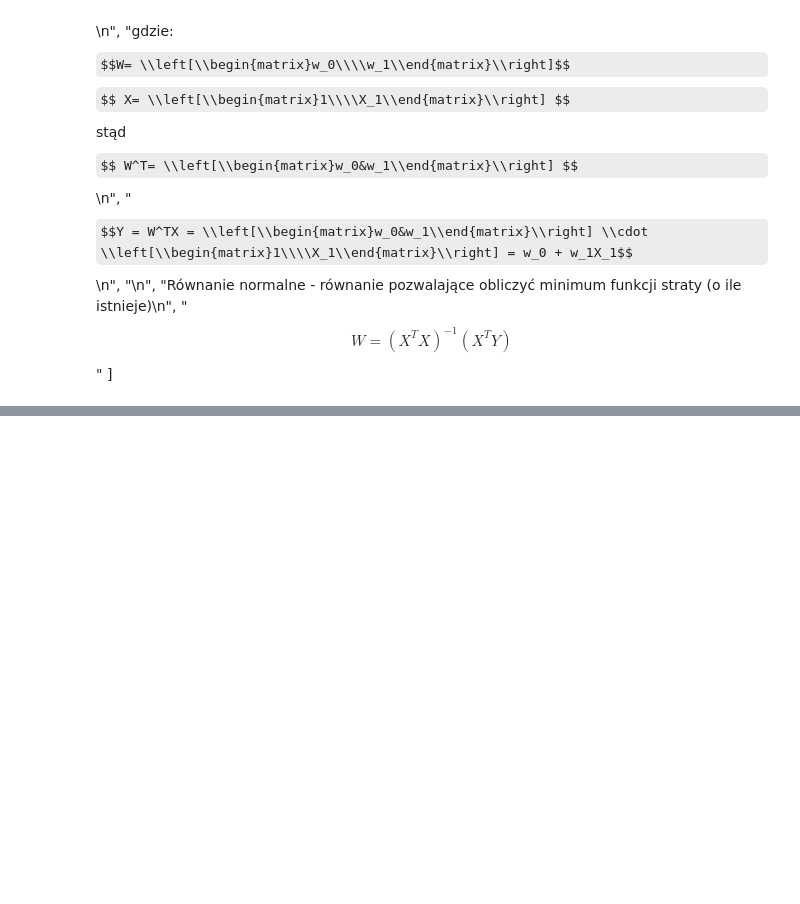
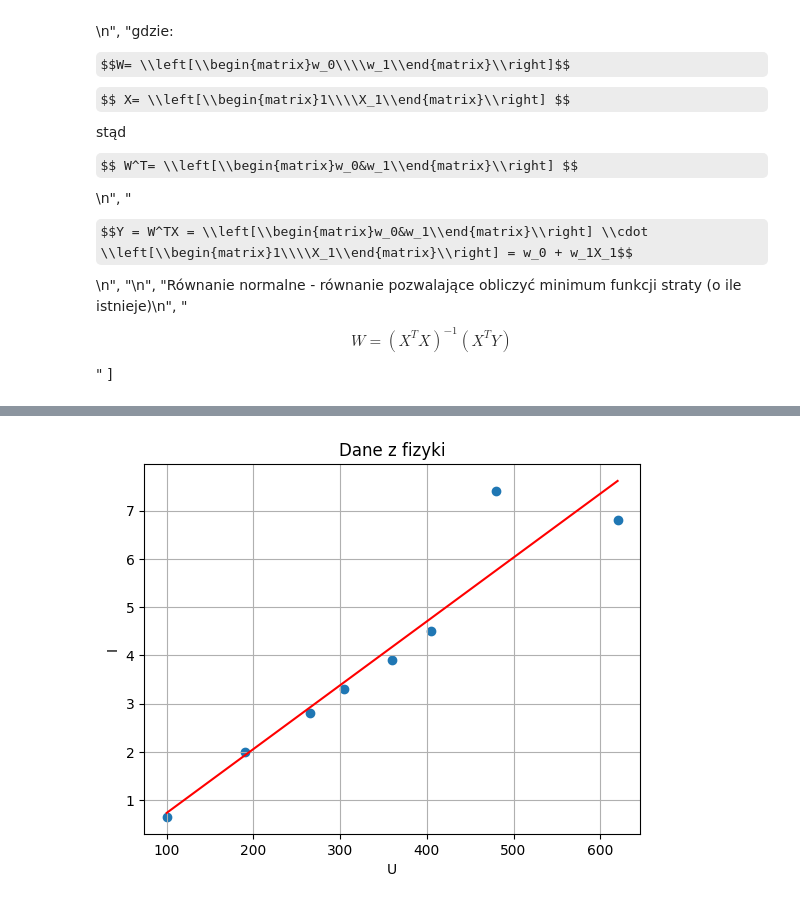
Before and after one commit to WWozniakProgrammer/ML-DS-Path, a Jupyter notebook: codes/reg_lin_równanie_normalne.ipynb, the cells around one changed output, grey strips where cells are left out. Cells and saved outputs as stored; diff of their text form; code cells hidden in the pictures; some formulas as TeX source; blank space fills up the shorter version.

```diff
--- a/codes/reg_lin_równanie_normalne.ipynb
+++ b/codes/reg_lin_równanie_normalne.ipynb
@@ -61,0 +90,5 @@ print(X1.shape)
+# %%
+regression = LinearRegression()
+regression.fit(X1, Y)
+print(regression.intercept_)
+print(regression.coef_[1])
@@ -61,0 +104,12 @@ print(X1.shape)
+# %%
+wykres_regresji = plt.figure()
+plt.scatter(x, y)
+plt.xlabel('U')
+plt.ylabel('I')
+plt.title('Dane z fizyki')
+plt.grid()
+trend_line = regression.predict(X1)
+plt.plot(x, trend_line, color='red')
+plt.show()
+# %% [output]
+[figure, added]
```
Also changed, not shown: parts of 10 cells of this notebook.
